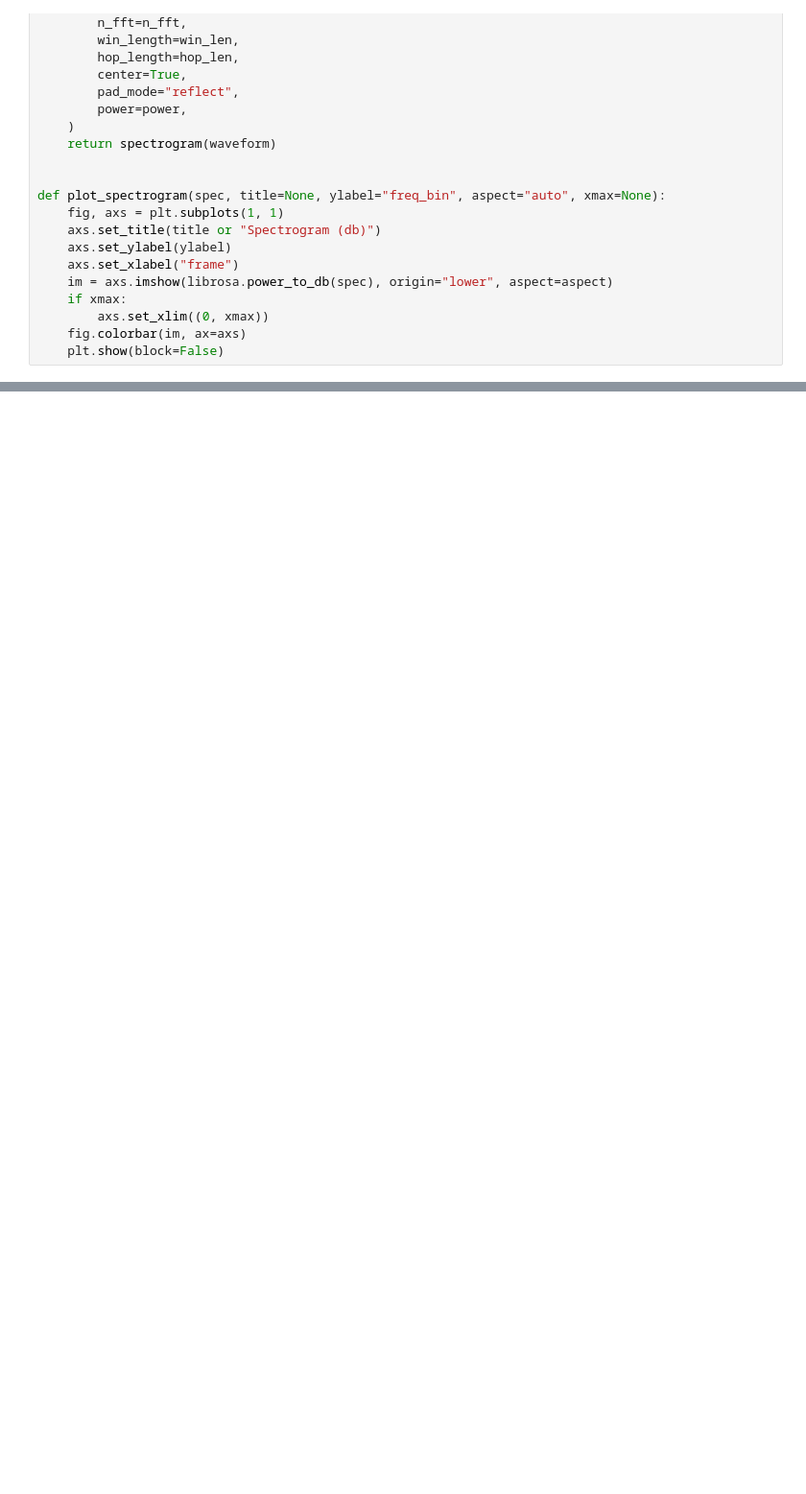
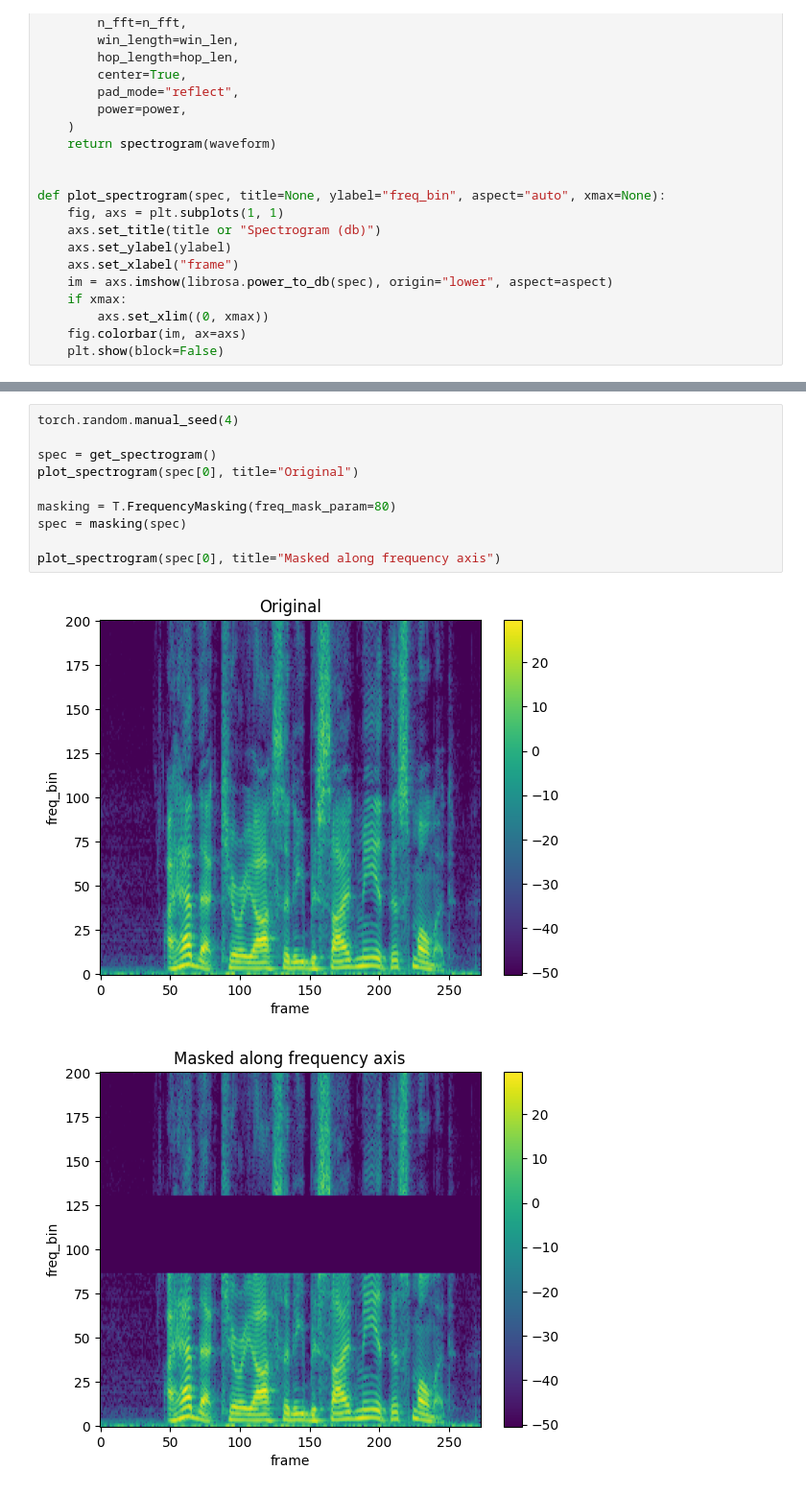
Before and after one commit to fbordwell/torch-examples, a Jupyter notebook: examples/audio_feature_extraction.ipynb, the cells around one changed output, grey strips where cells are left out. Shown at 96% size. Saved outputs shown, nothing was run; the diff lists cells and outputs as text; blank space fills up the shorter version.

```diff
--- a/examples/audio_feature_extraction.ipynb
+++ b/examples/audio_feature_extraction.ipynb
@@ -82,0 +117,13 @@ def plot_spectrogram(spec, title=None, ylabel="freq_bin", aspect="auto", xmax=No
+# %%
+torch.random.manual_seed(4)
+
+spec = get_spectrogram()
+plot_spectrogram(spec[0], title="Original")
+
+masking = T.FrequencyMasking(freq_mask_param=80)
+spec = masking(spec)
+
+plot_spectrogram(spec[0], title="Masked along frequency axis")
+# %% [output]
+[figure, added]
+[figure, added]
```
Also changed, not shown: parts of 2 cells of this notebook, 2 other files.
